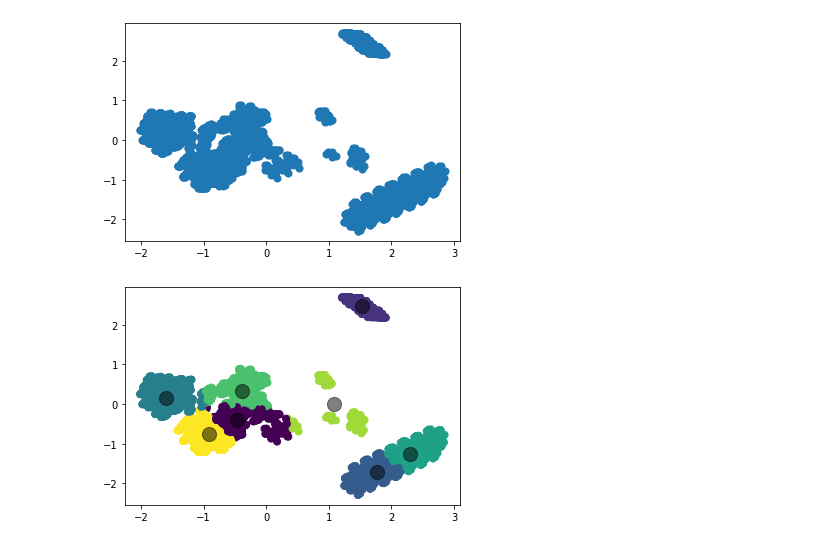
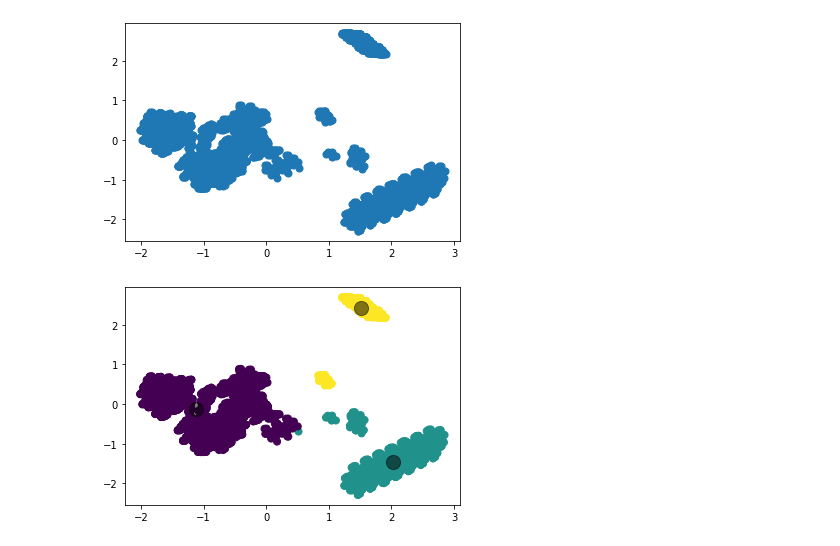
Before and after one commit to odinkvarving/Applied-machine-learning, a Jupyter notebook: Exercise 7/clustering.ipynb, the cells around one changed output. Drawn from its saved outputs; the diff is of its cells as text; code cells hidden in the pictures.

```diff
--- a/Exercise 7/clustering.ipynb
+++ b/Exercise 7/clustering.ipynb
@@ -13,9 +13,19 @@
 import matplotlib.pyplot as plt
 import numpy as np
 import pandas as pd
+from sklearn.decomposition import PCA
 
+#Load mushroom-dataset
 data = pd.read_csv("data/agaricus-lepiota.data")
+
+#Dummfiy data
 mushrooms = pd.get_dummies(data)
+
+#Projecting dataset into 2 dimensions
+pca = PCA(2)
+mushrooms = pca.fit_transform(mushrooms)
+
+#Visualize data before dummify/projection
 data.head()
 # %% [output]
 |  | edibility | cap-shape | cap-surface | cap-color | bruises? | odor | gill-attachment | gill-spacing | ... |
@@ -85,9 +66,6 @@ plt.show()
 # %%
-index = np.argmax(result)
+clusters = np.argmax(result, axis=0) + 2
 
-for i in range(2,31):
-    clusters = index + 2
-
-print("Metrics-silhouette-score:", result[index])
+print("Metrics-silhouette-score:", result[np.argmax(result)])
 print("Optimal number of clusters:", clusters)
 # %% [output]
@@ -106,12 +81,12 @@ plt.scatter(df[:, 0], df[:, 1], s=50);
 [figure]
 # %%
 kmeans = KMeans(n_clusters=clusters)
-kmeans.fit(df)
-y_kmeans = kmeans.predict(df)
+kmeans.fit(mushrooms)
+y_kmeans = kmeans.predict(mushrooms)
 
-plt.scatter(df[:, 0], df[:, 1], c=y_kmeans, s=50, cmap='viridis')
+plt.scatter(mushrooms[:, 0], mushrooms[:, 1], c=y_kmeans, s=50, cmap='viridis')
 
 centers = kmeans.cluster_centers_
 plt.scatter(centers[:, 0], centers[:, 1], c='black', s=200, alpha=0.5);
 # %% [output]
-[figure, old version]
+[figure, new version]
```
Also changed, not shown: parts of 8 cells of this notebook.
